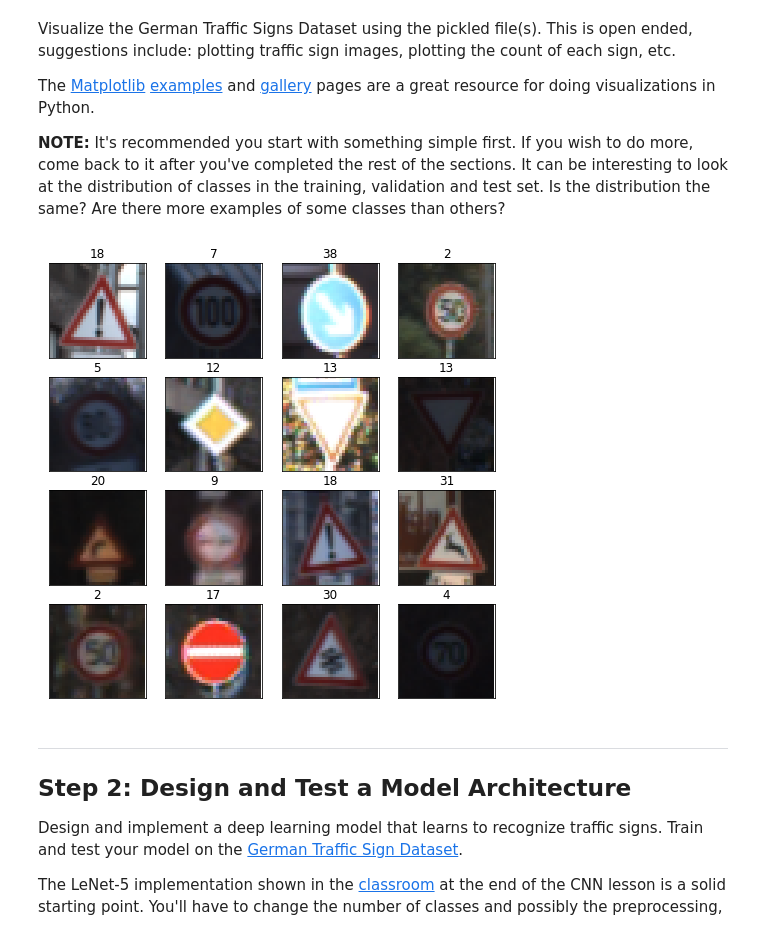
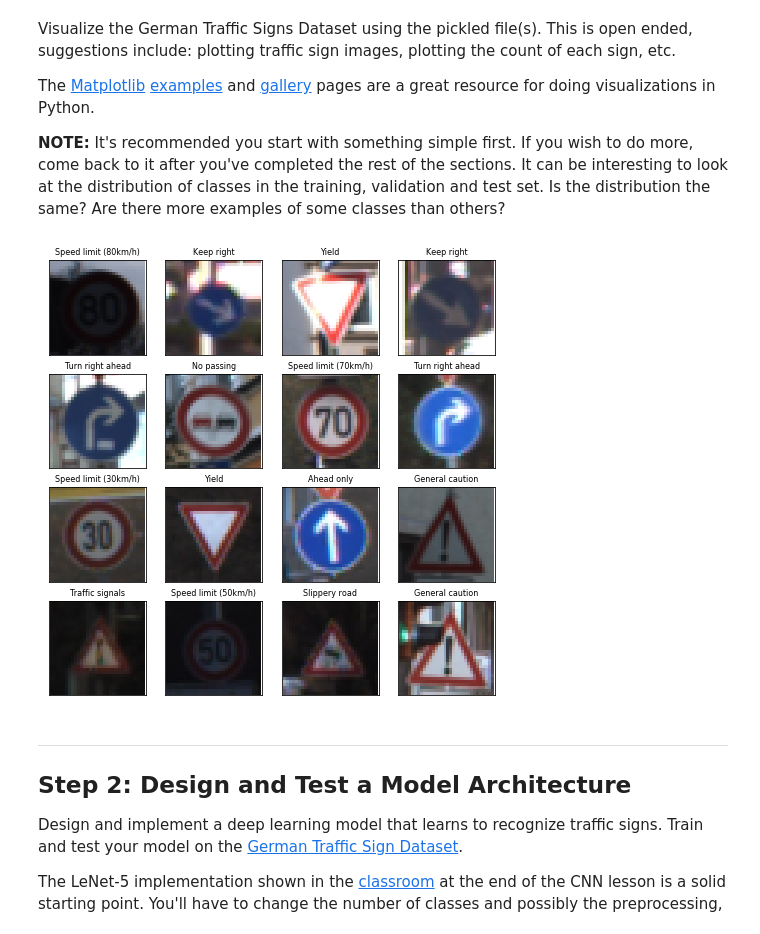
Before and after one commit to z-a-f/MOOCs, a Jupyter notebook: Udacity/CarND/CarND-Traffic-Sign-Classifier-Project/Traffic_Sign_Classifier.ipynb, the cells around one changed output. Saved outputs shown, nothing was run; the diff lists cells and outputs as text; code cells hidden in the pictures.

```diff
--- a/Udacity/CarND/CarND-Traffic-Sign-Classifier-Project/Traffic_Sign_Classifier.ipynb
+++ b/Udacity/CarND/CarND-Traffic-Sign-Classifier-Project/Traffic_Sign_Classifier.ipynb
@@ -31,7 +31,7 @@ training_file = data_folder + '/train.p'
 validation_file = data_folder + '/valid.p'
 testing_file = data_folder + '/test.p'
 
-label_file = data_fol
+label_file = data_folder + '/signnames.csv'
 
 with open(training_file, mode='rb') as f:
     train = pickle.load(f)
@@ -43,6 +43,18 @@ with open(testing_file, mode='rb') as f:
 X_train, y_train = train['features'], train['labels']
 X_valid, y_valid = valid['features'], valid['labels']
 X_test, y_test = test['features'], test['labels']
+
+label_map = {}
+with open(label_file, 'r') as f:
+  for line in f:
+    value, label = line.split(',')
+    if not value.isdigit():
+      continue
+    label = label.strip()
+    value = int(value)
+    if label_map.get(value, None) is not None:
+      raise RuntimeError('Duplicate label value!')
+    label_map[value] = label
 # %% [markdown]
 ---
 
@@ -98,26 +110,26 @@ The [Matplotlib](http://matplotlib.org/) [examples](http://matplotlib.org/exampl
 # %%
 ### Data exploration visualization code goes here.
 ### Feel free to use as many code cells as needed.
 import matplotlib.pyplot as plt
 import random
 # Visualizations will be shown in the notebook.
 %matplotlib inline
 
 rows = 4
 cols = 4
 
 fig, ax = plt.subplots(rows, cols, figsize=(8, 8), sharex=True, sharey=True)
 
 for row in range(rows):
   for col in range(cols):
     index = random.randint(0, len(X_train))
     image = X_train[index].squeeze()
     ax[row,col].imshow(image, cmap="gray")
-    ax[row,col].set_title(y_train[index])
+    ax[row,col].set_title(label_map[y_train[index]], fontsize=8)
     ax[row,col].set_xticks([])
     ax[row,col].set_yticks([])
 # %% [output]
-[figure, old version]
+[figure, new version]
 # %% [markdown]
 ----
 
```
Also changed, not shown: parts of 9 cells of this notebook, 2 other files.
